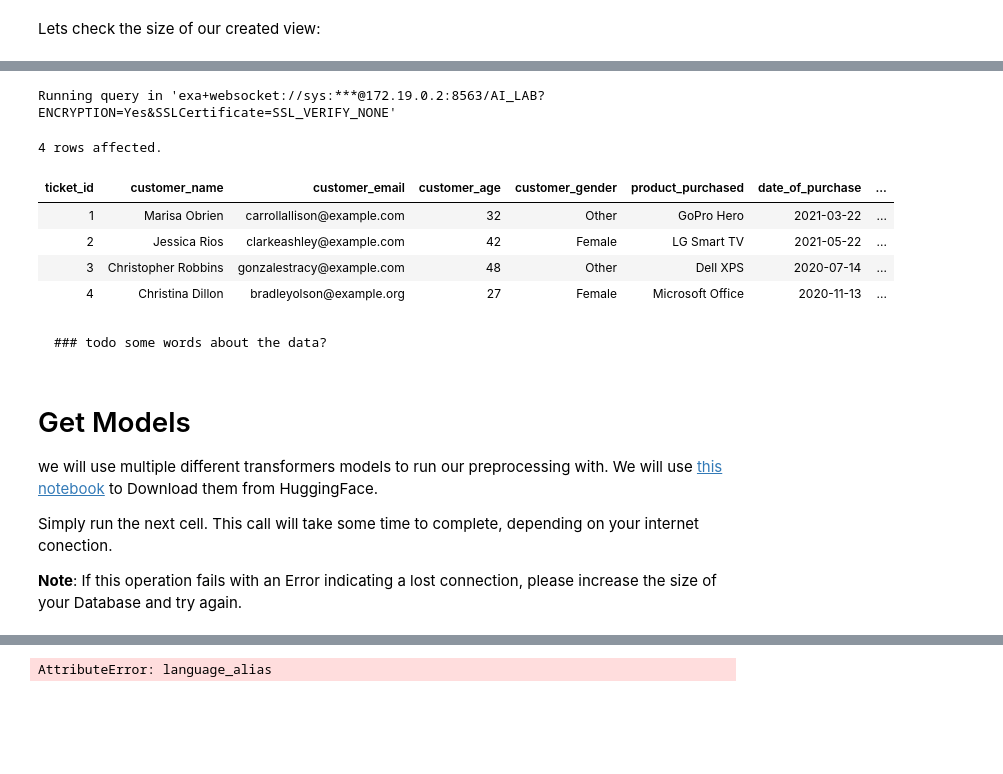
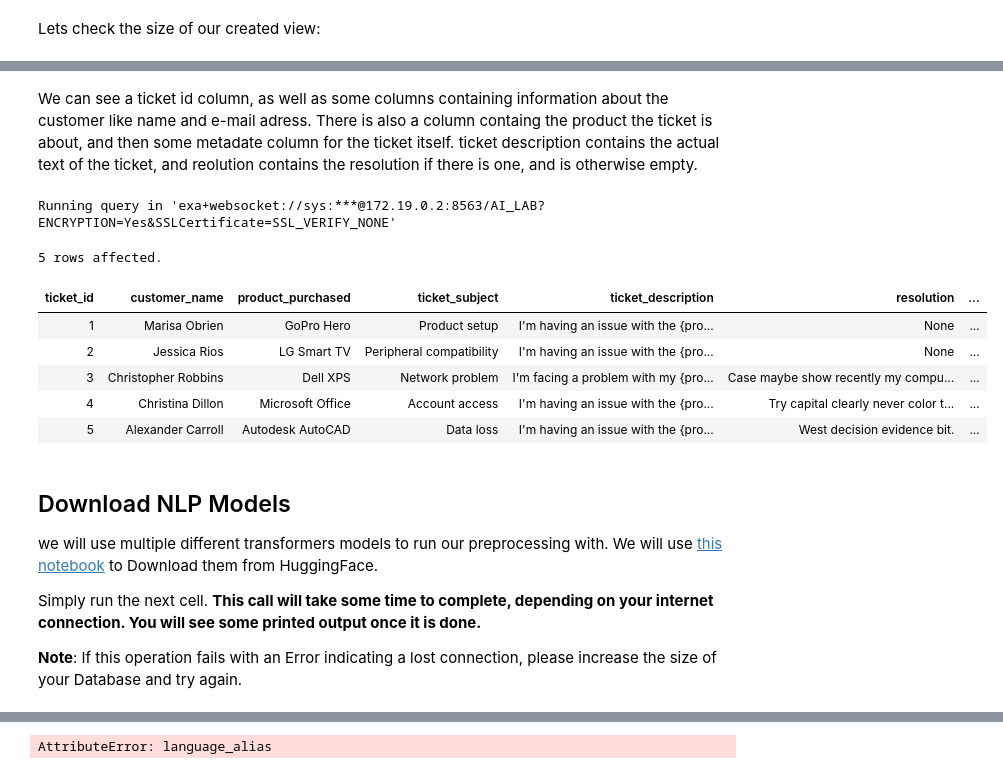
Before and after one commit to exasol/ai-lab, a Jupyter notebook: exasol/ds/sandbox/runtime/ansible/roles/jupyter/files/notebook/text_ai/txaie_preprocessing.ipynb, the cells around one changed output, grey strips where cells are left out. Drawn from its saved outputs; the diff is of its cells as text; code cells hidden in the pictures; blank space fills up the shorter version.

```diff
--- a/exasol/ds/sandbox/runtime/ansible/roles/jupyter/files/notebook/text_ai/txaie_preprocessing.ipynb
+++ b/exasol/ds/sandbox/runtime/ansible/roles/jupyter/files/notebook/text_ai/txaie_preprocessing.ipynb
@@ -193,23 +205,33 @@ And now, lets see what our data contains.
+# %% [markdown]
+We can see a ticket id column, as well as some columns containing information about the customer like name
+and e-mail adress. There is also a column containg the product the ticket is about, and then some metadate column for the ticket itself.
+ticket description contains the actual text of the ticket, and reolution contains the resolution if there is one, and is otherwise empty.
 # %%
 %%sql
-SELECT * FROM {{schema}}.{{view}} WHERE TICKET_ID < 5
+SELECT TICKET_ID,
+    CUSTOMER_NAME,
+    PRODUCT_PURCHASED,
+    TICKET_SUBJECT,
+    TICKET_DESCRIPTION,
+    RESOLUTION,
+    CUSTOMER_SATISFACTION_RATING
+    FROM {{schema}}.{{view}} WHERE TICKET_ID < 6
 # %% [output]
 Running query in 'exa+websocket://sys:***@172.19.0.2:8563/AI_LAB?ENCRYPTION=Yes&SSLCertificate=SSL_VERIFY_NONE'
-4 rows affected.
+5 rows affected.
-| ticket_id | customer_name | customer_email | customer_age | customer_gender | product_purchased | date_of_purchase | ... |
-| 1 | Marisa Obrien | carrollallison@example.com | 32 | Other | GoPro Hero | 2021-03-22 | ... |
-| 2 | Jessica Rios | clarkeashley@example.com | 42 | Female | LG Smart TV | 2021-05-22 | ... |
-| 3 | Christopher Robbins | gonzalestracy@example.com | 48 | Other | Dell XPS | 2020-07-14 | ... |
-| 4 | Christina Dillon | bradleyolson@example.org | 27 | Female | Microsoft Office | 2020-11-13 | ... |
+| ticket_id | customer_name | product_purchased | ticket_subject | ticket_description | resolution | ... |
+| 1 | Marisa Obrien | GoPro Hero | Product setup | I'm having an issue with the {pro... | None | ... |
+| 2 | Jessica Rios | LG Smart TV | Peripheral compatibility | I'm having an issue with the {pro... | None | ... |
+| 3 | Christopher Robbins | Dell XPS | Network problem | I'm facing a problem with my {pro... | Case maybe show recently my compu... | ... |
+| 4 | Christina Dillon | Microsoft Office | Account access | I'm having an issue with the {pro... | Try capital clearly never color t... | ... |
+| 5 | Alexander Carroll | Autodesk AutoCAD | Data loss | I'm having an issue with the {pro... | West decision evidence bit. | ... |
-# %% [markdown]
-    ### todo some words about the data?
 # %% [markdown]
-# Get Models
+## Download NLP Models
 
 we will use multiple different transformers models to run our preprocessing with. We will use [this notebook](./utils/txaie_default_models.ipynb) to Download them from HuggingFace.
 
 Simply run the next cell.
-This call will take some time to complete, depending on your internet conection.
+**This call will take some time to complete, depending on your internet connection. You will see some printed output once it is done.**
 
 **Note**: If this operation fails with an Error indicating a lost connection, please increase the size of your Database and try again.
 # %%
```
Also changed, not shown: parts of 69 cells of this notebook, 20 other files.
